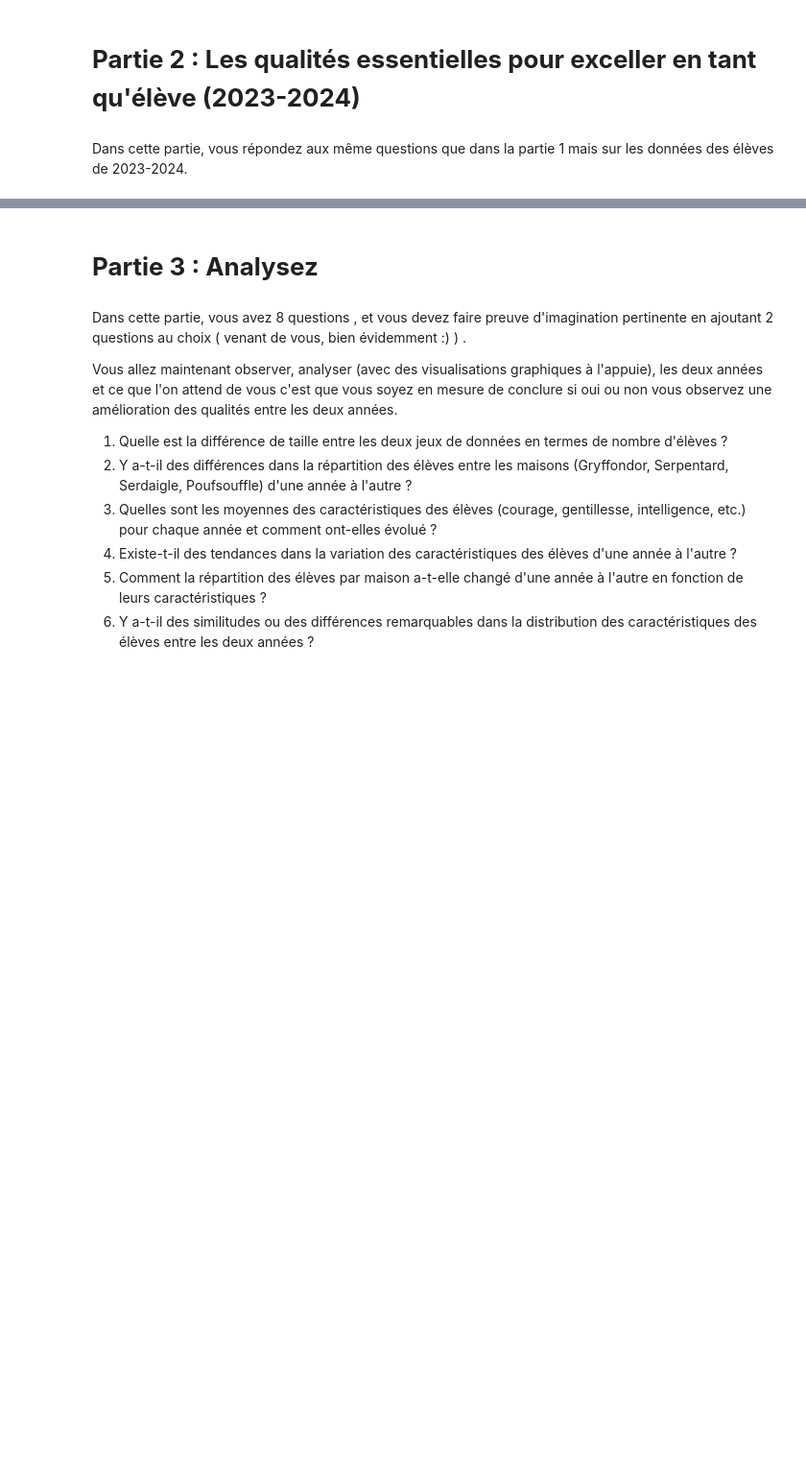
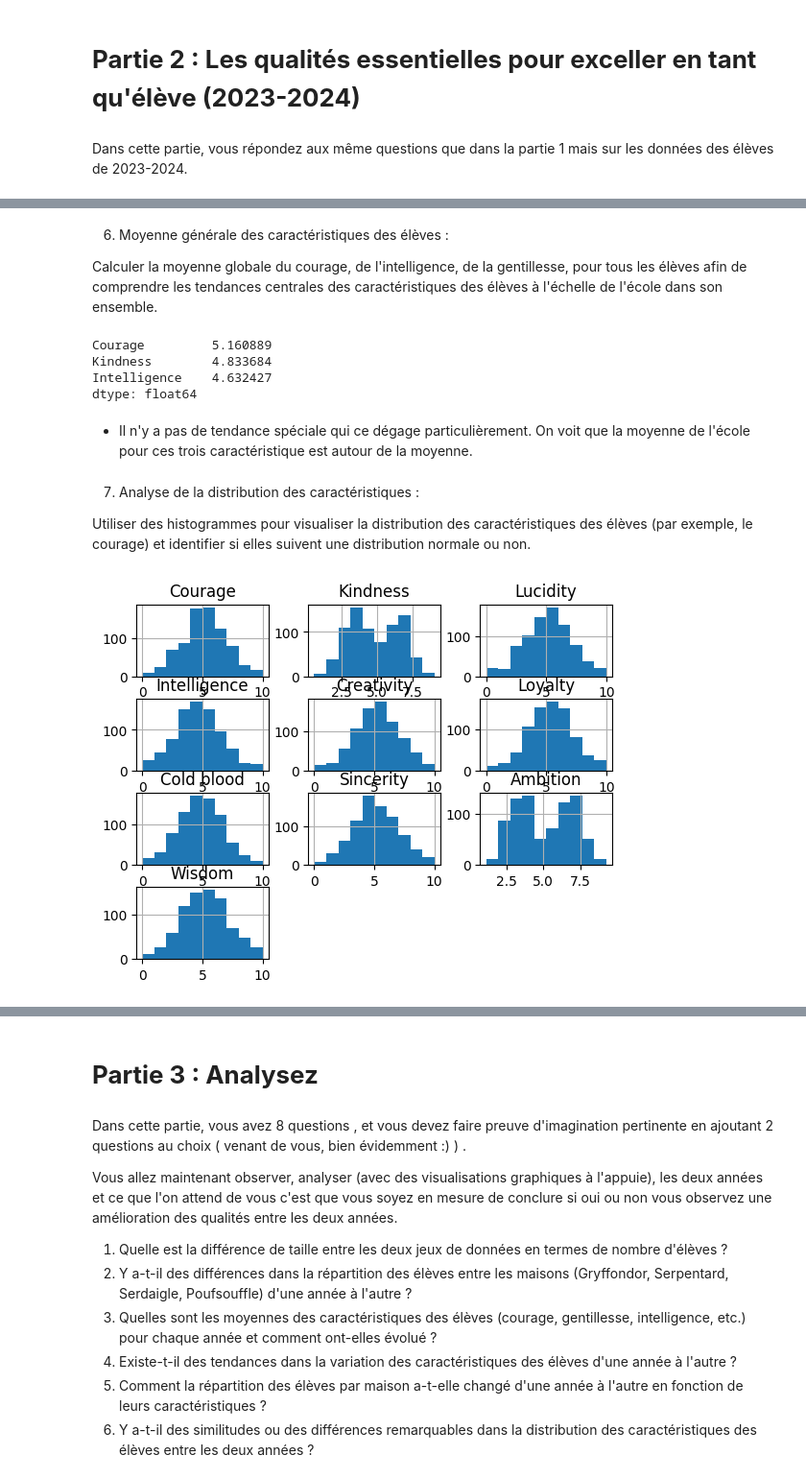
Before and after one commit to Yann-Fournier/Manipulation-de-donn-es-Python-B2, a Jupyter notebook: Mulapi/Hogwarts.ipynb, the cells around one changed output, grey strips where cells are left out. Shown at 96% size. Drawn from its saved outputs; the diff is of its cells as text; code cells hidden in the pictures; blank space fills up the shorter version.

Commit message:
fin p1 Hogwart

```diff
--- a/Mulapi/Hogwarts.ipynb
+++ b/Mulapi/Hogwarts.ipynb
@@ -216,0 +251,3 @@ Dans cette partie, vous répondez aux même questions que dans la partie 1 mais
+# %%
+Année_23_24 = pd.read_csv('hogwarts_23-24.csv', delimiter='\t')
+Année_23_24.head()
@@ -216,0 +279,12 @@ Dans cette partie, vous répondez aux même questions que dans la partie 1 mais
+# %%
+Année_23_24['COURAGE'] = Année_23_24['Courage'] > 5
+Courage = Année_23_24.groupby('House')['COURAGE'].value_counts()
+print(Courage, "\n")
+
+Année_23_24['GENTILLESSE'] = Année_23_24['Kindness'] > 5
+Kindness = Année_23_24.groupby('House')['GENTILLESSE'].value_counts()
+print(Kindness, "\n")
+
+Année_23_24['INTELLIGENCE'] = Année_23_24['Intelligence'] > 5
+Intelligence = Année_23_24.groupby('House')['INTELLIGENCE'].value_counts()
+print(Intelligence, "\n")
@@ -216,0 +317,8 @@ Dans cette partie, vous répondez aux même questions que dans la partie 1 mais
+# %%
+# On verifie que la moyenne de ces deux qualité
+# soit supérieur à la moyenne (5).
+# Le "et" est matérialisé par le plus
+
+Année_23_24['KindLucid'] = (Année_23_24['Intelligence'] + Année_23_24['Lucidity']) / 2 > 5
+kind_lucid = Année_23_24.groupby('House')['KindLucid'].value_counts()
+kind_lucid
@@ -216,0 +387,22 @@ Dans cette partie, vous répondez aux même questions que dans la partie 1 mais
+# %% [markdown]
+6. Moyenne générale des caractéristiques des élèves :
+
+Calculer la moyenne globale du courage, de l'intelligence, de la gentillesse, pour tous les élèves afin de comprendre les tendances centrales des caractéristiques des élèves à l'échelle de l'école dans son ensemble.
+# %%
+Moy = Année_23_24[['Courage','Kindness','Intelligence']].mean()
+Moy
+# %% [output]
+Courage         5.160889
+Kindness        4.833684
+Intelligence    4.632427
+dtype: float64
+# %% [markdown]
+- Il n'y a pas de tendance spéciale qui ce dégage particulièrement. On voit que la moyenne de l'école pour ces trois caractéristique est autour de la  moyenne.
+# %% [markdown]
+7. Analyse de la distribution des caractéristiques :
+
+Utiliser des histogrammes pour visualiser la distribution des caractéristiques des élèves (par exemple, le courage) et identifier si elles suivent une distribution normale ou non.
+# %%
+histo = Année_23_24[['Courage', 'Kindness', 'Lucidity', 'Intelligence', 'Creativity', 'Loyalty', 'Cold blood', 'Sincerity', 'Ambition', 'Wisdom']].hist()
+# %% [output]
+[figure, added]
```
Also changed, not shown: parts of 52 cells of this notebook, 1 other file.
